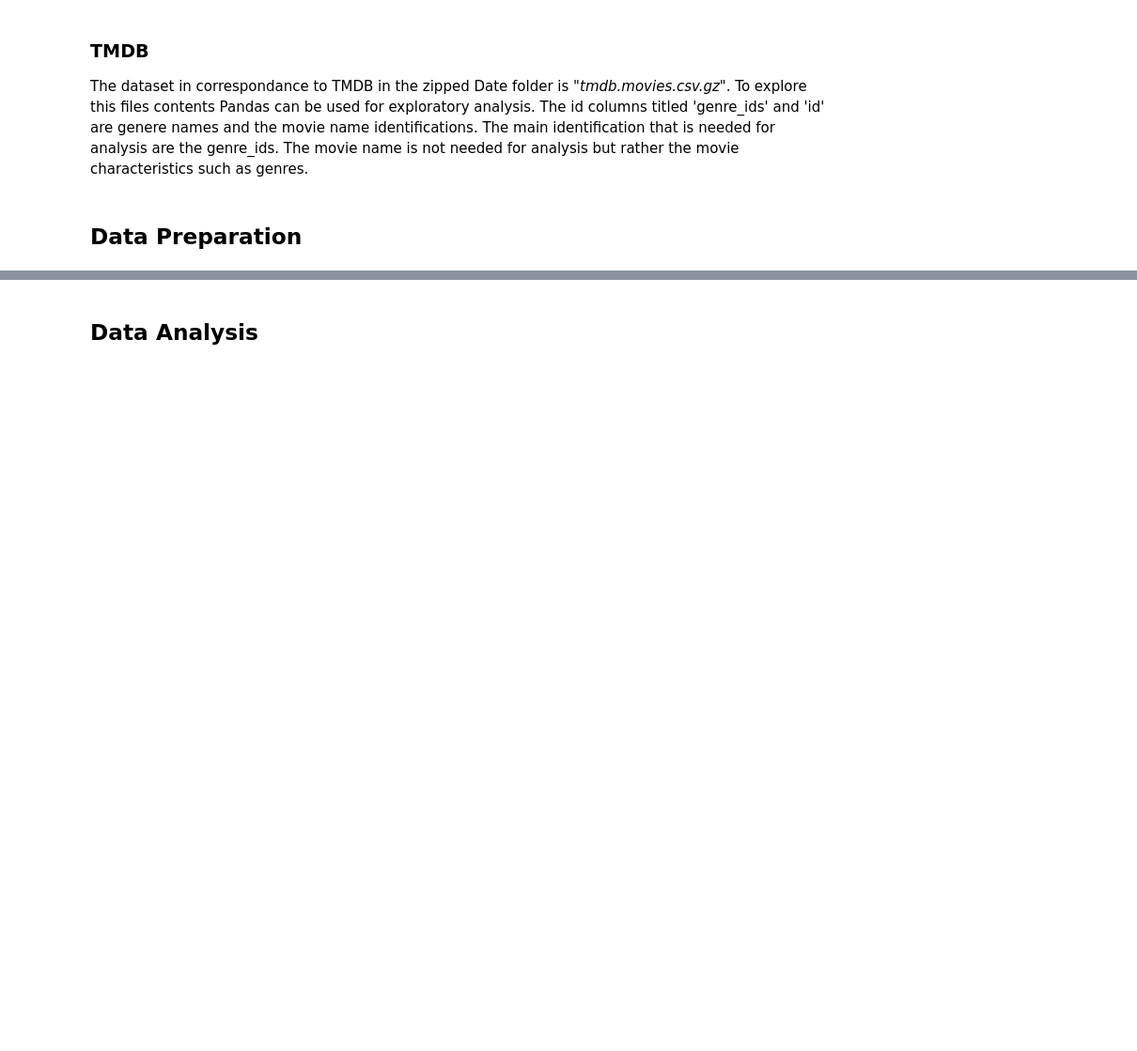
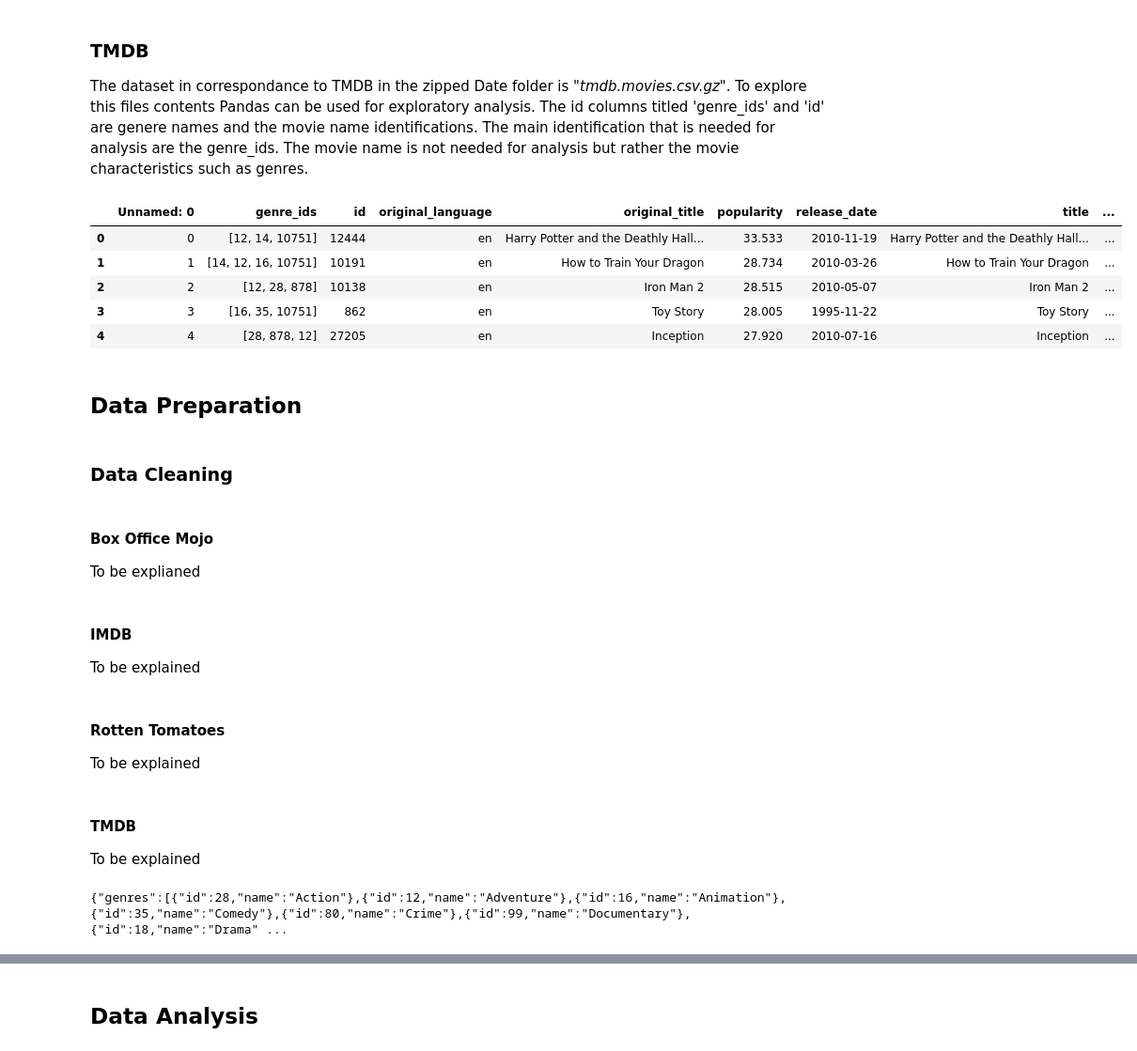
Before and after one commit to CrisThatOneCris/dsc-phase-1-project-v2-4, a Jupyter notebook: student.ipynb, the cells around one changed output, grey strips where cells are left out. Shown at 94% size. Drawn from its saved outputs; the diff is of its cells as text; code cells hidden in the pictures; blank space fills up the shorter version.

```diff
--- a/student.ipynb
+++ b/student.ipynb
@@ -34,5 +73,44 @@ The datasets in correspondance to Rotten Tomatoes in the zipped Data foler are "
 # %% [markdown]
 ### TMDB
 The dataset in correspondance to TMDB in the zipped Date folder is "*tmdb.movies.csv.gz*". To explore this files contents Pandas can be used for exploratory analysis. The id columns titled 'genre_ids' and 'id' are genere names and the movie name identifications. The main identification that is needed for analysis are the genre_ids. The movie name is not needed for analysis but rather the movie characteristics such as genres.
+# %%
+# Read the file
+tmdb_df = pd.read_csv("zippedData/tmdb.movies.csv.gz")
+tmdb_df.head()
+# %% [output]
+|  | Unnamed: 0 | genre_ids | id | original_language | original_title | popularity | release_date | title | ... |
+| 0 | 0 | [12, 14, 10751] | 12444 | en | Harry Potter and the Deathly Hall... | 33.533 | 2010-11-19 | Harry Potter and the Deathly Hall... | ... |
+| 1 | 1 | [14, 12, 16, 10751] | 10191 | en | How to Train Your Dragon | 28.734 | 2010-03-26 | How to Train Your Dragon | ... |
+| 2 | 2 | [12, 28, 878] | 10138 | en | Iron Man 2 | 28.515 | 2010-05-07 | Iron Man 2 | ... |
+| 3 | 3 | [16, 35, 10751] | 862 | en | Toy Story | 28.005 | 1995-11-22 | Toy Story | ... |
+| 4 | 4 | [28, 878, 12] | 27205 | en | Inception | 27.920 | 2010-07-16 | Inception | ... |
 # %% [markdown]
 ## Data Preparation
+# %% [markdown]
+### Data Cleaning
+# %% [markdown]
+#### Box Office Mojo
+To be explianed
+# %% [markdown]
+#### IMDB
+To be explained
+# %% [markdown]
+#### Rotten Tomatoes
+To be explained
+# %% [markdown]
+#### TMDB
+To be explained
+# %%
+# Retreive genre id's using an API from TMDB that contains the definitions for the id numbers
+url = "https://api.themoviedb.org/3/genre/movie/list?language=en"
+key = key.api_key
+
+headers = {
+    "Authorization": f"Bearer {key}",
+    "accept": "application/json"
+}
+
+response = requests.get(url, headers=headers)
+print(response.text)
+# %% [output]
+{"genres":[{"id":28,"name":"Action"},{"id":12,"name":"Adventure"},{"id":16,"name":"Animation"},{"id":35,"name":"Comedy"},{"id":80,"name":"Crime"},{"id":99,"name":"Documentary"},{"id":18,"name":"Drama" ...
```
Also changed, not shown: parts of 11 cells of this notebook.
